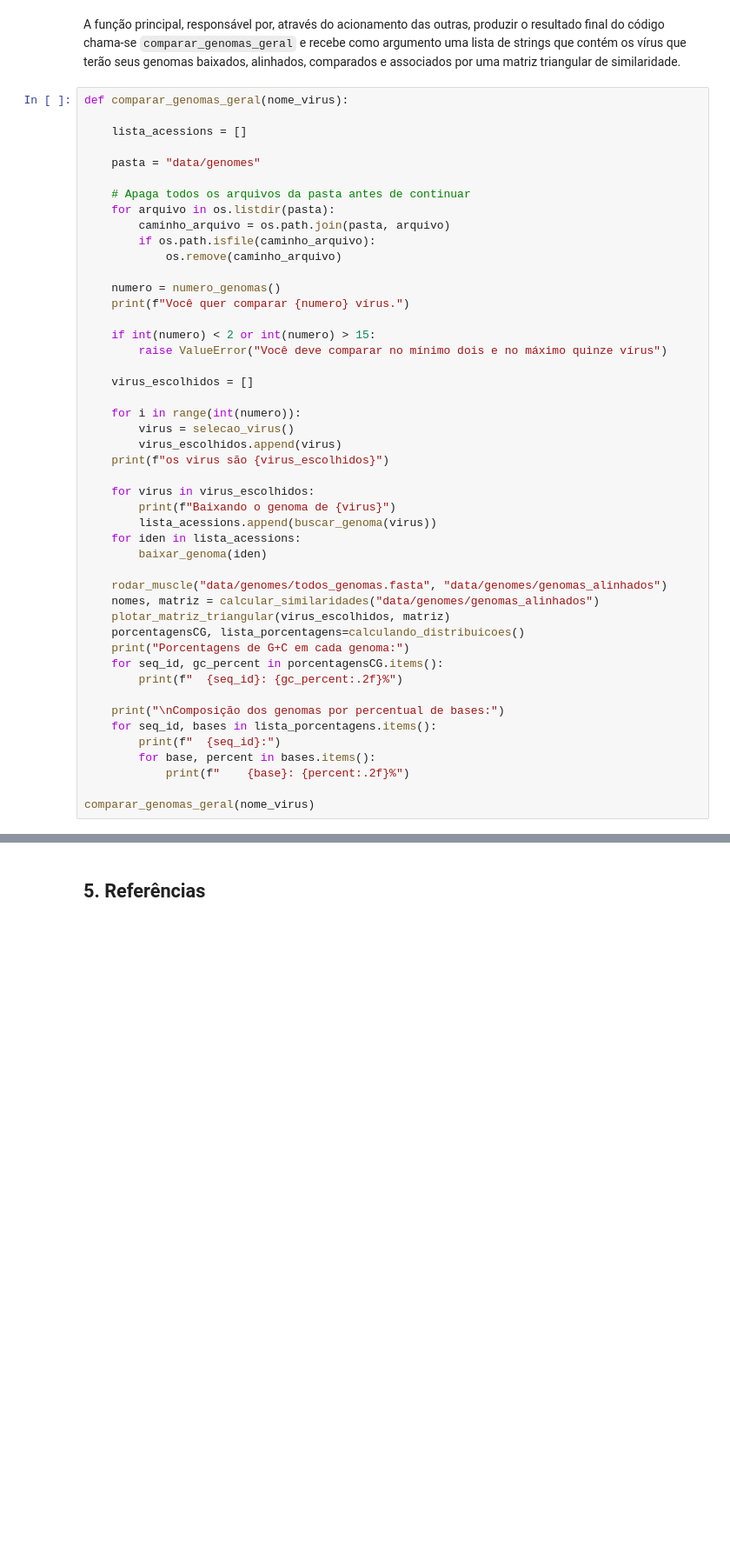
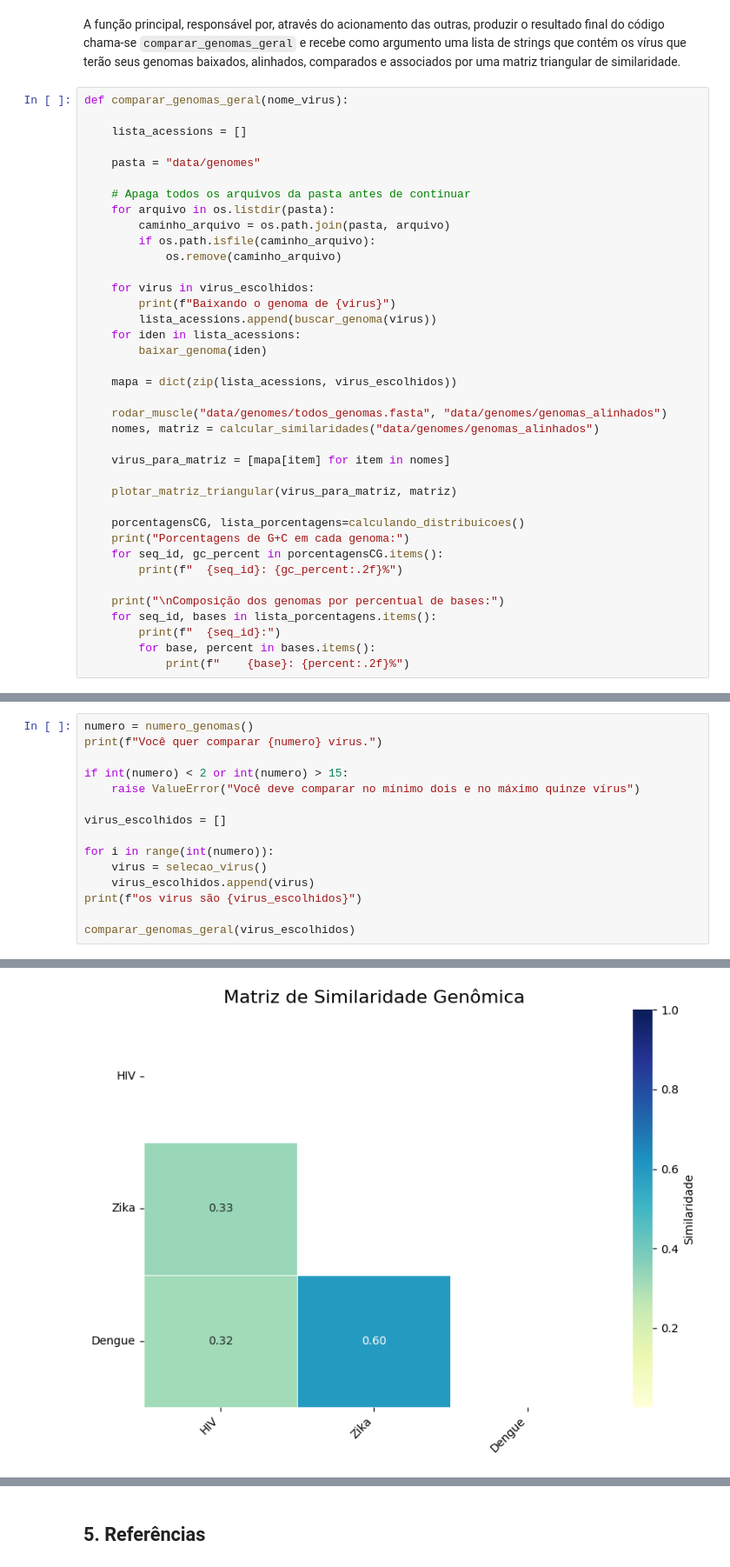
Before and after one commit to Luiza160/Projeto-PCD, a Jupyter notebook: Versões/Código unificado.ipynb, the cells around one changed output, grey strips where cells are left out. Shown at 87% size. Saved outputs shown, nothing was run; the diff lists cells and outputs as text; blank space fills up the shorter version.

Commit message:
Atualiza o codigo unificado que estava dando erro e coloca os nomes dos virus na matriz de forma correta

```diff
--- a/Versões/Código unificado.ipynb
+++ b/Versões/Código unificado.ipynb
@@ -374,28 +374,21 @@ def comparar_genomas_geral(nome_virus):
         if os.path.isfile(caminho_arquivo):
             os.remove(caminho_arquivo)
 
-    numero = numero_genomas()
-    print(f"Você quer comparar {numero} vírus.")
-
-    if int(numero) < 2 or int(numero) > 15:
-        raise ValueError("Você deve comparar no mínimo dois e no máximo quinze vírus")
-
-    virus_escolhidos = []
-
-    for i in range(int(numero)):
-        virus = selecao_virus()
-        virus_escolhidos.append(virus)
-    print(f"os virus são {virus_escolhidos}")
-
     for virus in virus_escolhidos:
         print(f"Baixando o genoma de {virus}")
         lista_acessions.append(buscar_genoma(virus))
     for iden in lista_acessions:
         baixar_genoma(iden)
 
+    mapa = dict(zip(lista_acessions, virus_escolhidos))
+
     rodar_muscle("data/genomes/todos_genomas.fasta", "data/genomes/genomas_alinhados")
     nomes, matriz = calcular_similaridades("data/genomes/genomas_alinhados")
-    plotar_matriz_triangular(virus_escolhidos, matriz)
+
+    virus_para_matriz = [mapa[item] for item in nomes]
+
+    plotar_matriz_triangular(virus_para_matriz, matriz)
+
     porcentagensCG, lista_porcentagens=calculando_distribuicoes()
     print("Porcentagens de G+C em cada genoma:")
     for seq_id, gc_percent in porcentagensCG.items():
@@ -406,5 +399,3 @@ def comparar_genomas_geral(nome_virus):
         print(f"  {seq_id}:")
         for base, percent in bases.items():
             print(f"    {base}: {percent:.2f}%")
-
-comparar_genomas_geral(nome_virus)
@@ -446,0 +402,16 @@ Composição dos genomas por percentual de bases:
+# %%
+numero = numero_genomas()
+print(f"Você quer comparar {numero} vírus.")
+
+if int(numero) < 2 or int(numero) > 15:
+    raise ValueError("Você deve comparar no mínimo dois e no máximo quinze vírus")
+
+virus_escolhidos = []
+
+for i in range(int(numero)):
+    virus = selecao_virus()
+    virus_escolhidos.append(virus)
+print(f"os virus são {virus_escolhidos}")
+
+comparar_genomas_geral(virus_escolhidos)
+# %% [output]
@@ -446,0 +435 @@ Composição dos genomas por percentual de bases:
+[figure, added]
```
Also changed, not shown: parts of 2 cells of this notebook, 6 other files.
